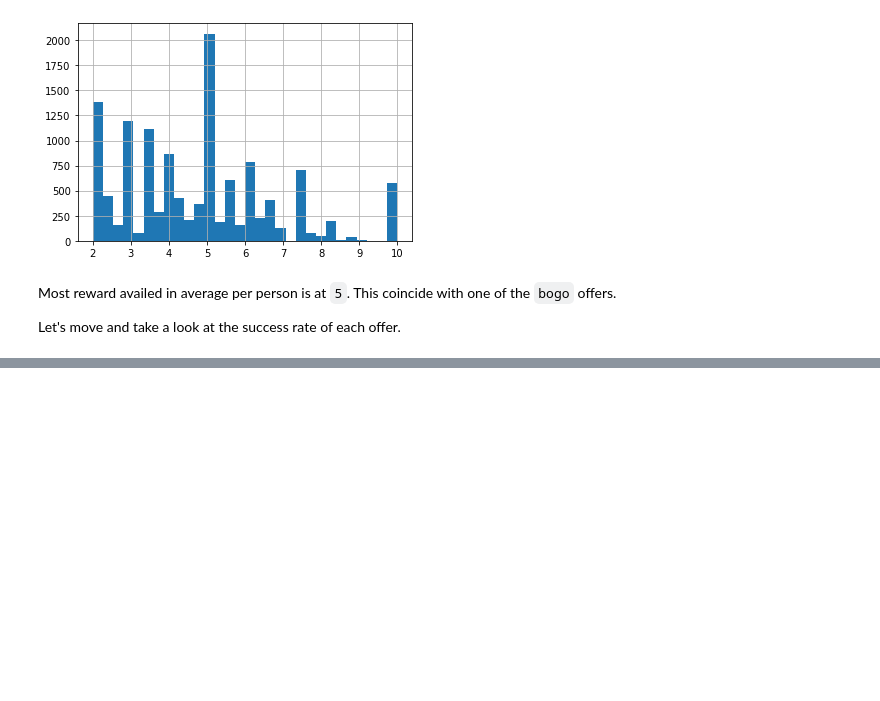
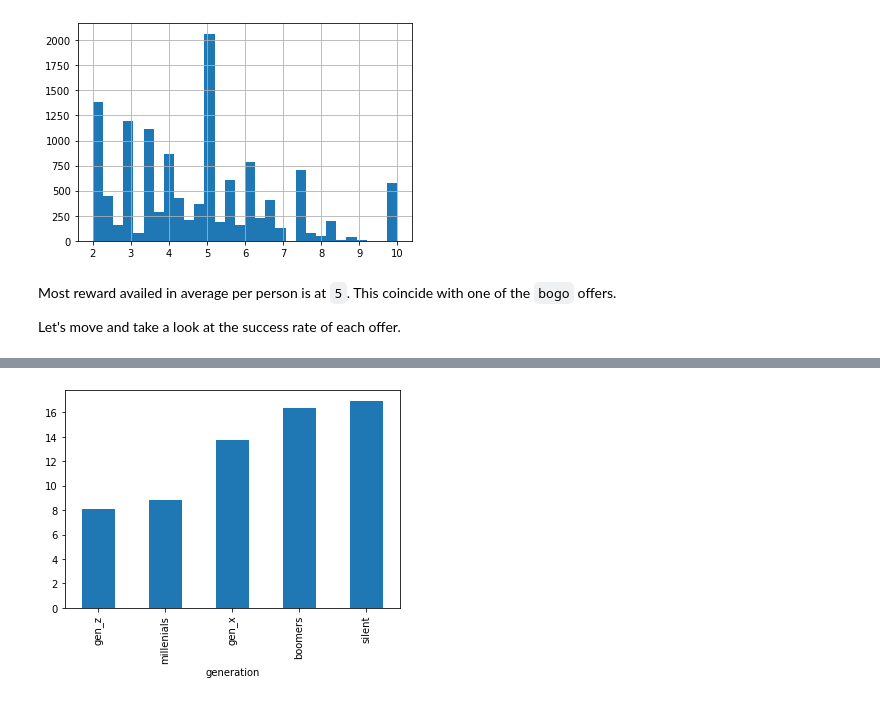
Before and after one commit to netxph/sb-capstone, a Jupyter notebook: notebooks/02 - Data Understanding.ipynb, the cells around one changed output, grey strips where cells are left out. Cells and saved outputs as stored; diff of their text form; code cells hidden in the pictures; blank space fills up the shorter version.

```diff
--- a/notebooks/02 - Data Understanding.ipynb
+++ b/notebooks/02 - Data Understanding.ipynb
@@ -891,0 +882,4 @@ This is an interesting information here. Offers 3 and 8 are 100% failure. While
+# %%
+transcript_profile.groupby("generation").amount.mean().plot(kind="bar");
+# %% [output]
+[figure, added]
```
Also changed, not shown: parts of 40 cells of this notebook, 1 other file.
